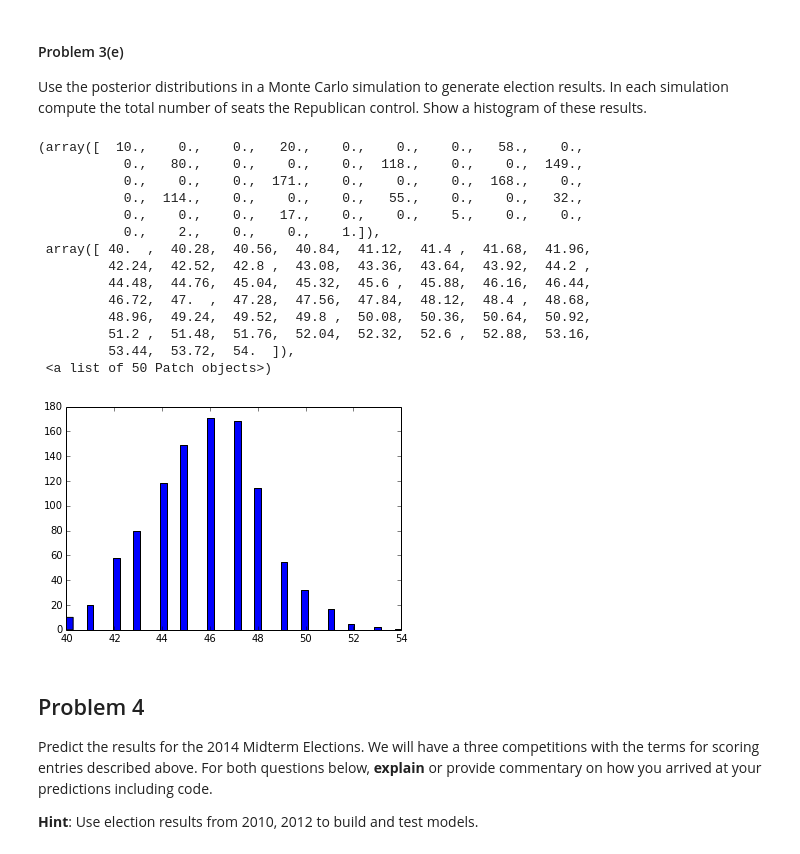
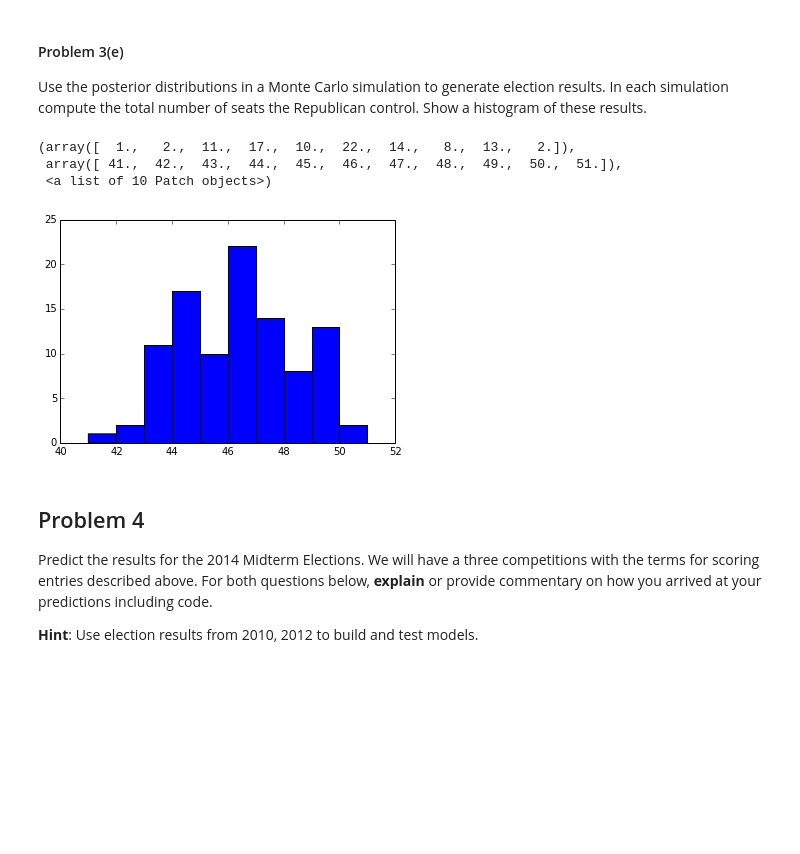
Before and after one commit to userfog/2014, a Jupyter notebook: homework/hw4/HW4.ipynb, the cells around one changed output. Cells and saved outputs as stored; diff of their text form; code cells hidden in the pictures; blank space fills up the shorter version.

```diff
--- a/homework/hw4/HW4.ipynb
+++ b/homework/hw4/HW4.ipynb
@@ -241,9 +241,9 @@ def get_republican_lastname(repub):
 def get_dem_lastname(dem):
     return get_republican_lastname(dem)
 
-def get_recent_stds(num_months, df, name):
+def get_recent_stds(num_months, df, name, intervals=12):
     df["Start Date"] = pd.to_datetime(df["Start Date"])
-    months_ago = dt.datetime.now() - dt.timedelta(num_months*365/12)
+    months_ago = dt.datetime.now() - dt.timedelta(num_months*365/intervals)
     recent = df[df["Start Date"] > months_ago]
     results = [el/100.0 for el in recent[name]]
     return np.std(results)
@@ -257,6 +257,7 @@ num_obs = [None]*l
 cands = [None]*l
 states = [None]*l
 i = 0
+pp.pprint(dfs.keys())
 
 for key, value in dfs.iteritems():
     st = convert_state(key)
@@ -511,35 +511,24 @@ Use the posterior distributions in a Monte Carlo simulation to generate election
 # %%
 import random
 number_of_seats = []
-for i in xrange(0, 1000):
+for i in xrange(0, 100):
     s = np.random.normal(np.mean(running_post_means), np.std(running_post_means), 1000)
     i = 0
     num_replicans = 0
     for key, value in dfs.iteritems():
         r = random.uniform(0,1)
         h = stats.norm(np.mean(running_post_means), np.std(running_post_means)).cdf(running_post_means[i])
         if r < h:
             num_replicans = num_replicans + 1
         i = i + 1
     number_of_seats.append(num_replicans+30)
 
-plt.hist(number_of_seats, 50)
+plt.hist(number_of_seats, 10)
 # %% [output]
-(array([  10.,    0.,    0.,   20.,    0.,    0.,    0.,   58.,    0.,
-           0.,   80.,    0.,    0.,    0.,  118.,    0.,    0.,  149.,
-           0.,    0.,    0.,  171.,    0.,    0.,    0.,  168.,    0.,
-           0.,  114.,    0.,    0.,    0.,   55.,    0.,    0.,   32.,
-           0.,    0.,    0.,   17.,    0.,    0.,    5.,    0.,    0.,
-           0.,    2.,    0.,    0.,    1.]),
- array([ 40.  ,  40.28,  40.56,  40.84,  41.12,  41.4 ,  41.68,  41.96,
-         42.24,  42.52,  42.8 ,  43.08,  43.36,  43.64,  43.92,  44.2 ,
-         44.48,  44.76,  45.04,  45.32,  45.6 ,  45.88,  46.16,  46.44,
-         46.72,  47.  ,  47.28,  47.56,  47.84,  48.12,  48.4 ,  48.68,
-         48.96,  49.24,  49.52,  49.8 ,  50.08,  50.36,  50.64,  50.92,
-         51.2 ,  51.48,  51.76,  52.04,  52.32,  52.6 ,  52.88,  53.16,
-         53.44,  53.72,  54.  ]),
- <a list of 50 Patch objects>)
+(array([  1.,   2.,  11.,  17.,  10.,  22.,  14.,   8.,  13.,   2.]),
+ array([ 41.,  42.,  43.,  44.,  45.,  46.,  47.,  48.,  49.,  50.,  51.]),
+ <a list of 10 Patch objects>)
-[figure, old version]
+[figure, new version]
 # %% [markdown]
 ## Problem 4
 
```
Also changed, not shown: parts of 12 cells of this notebook.
